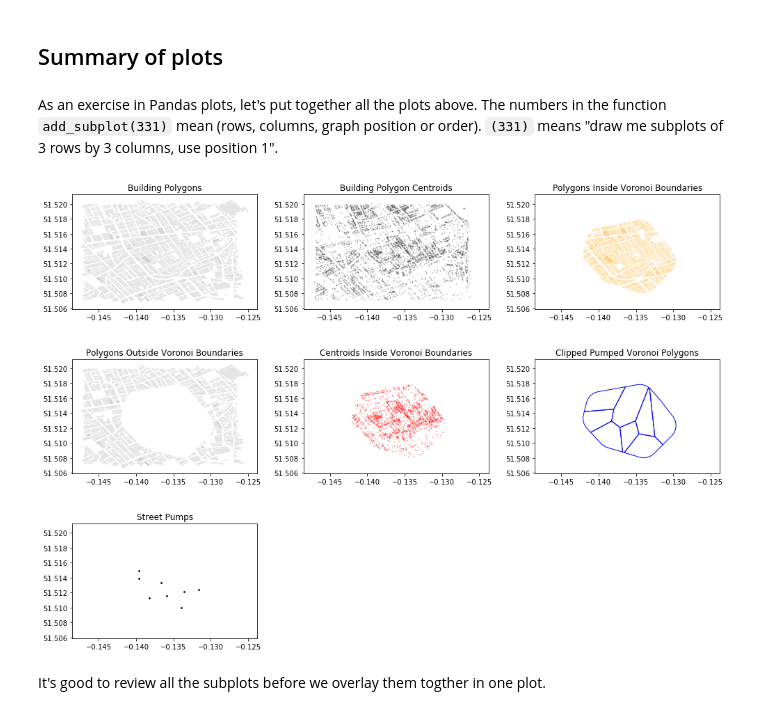
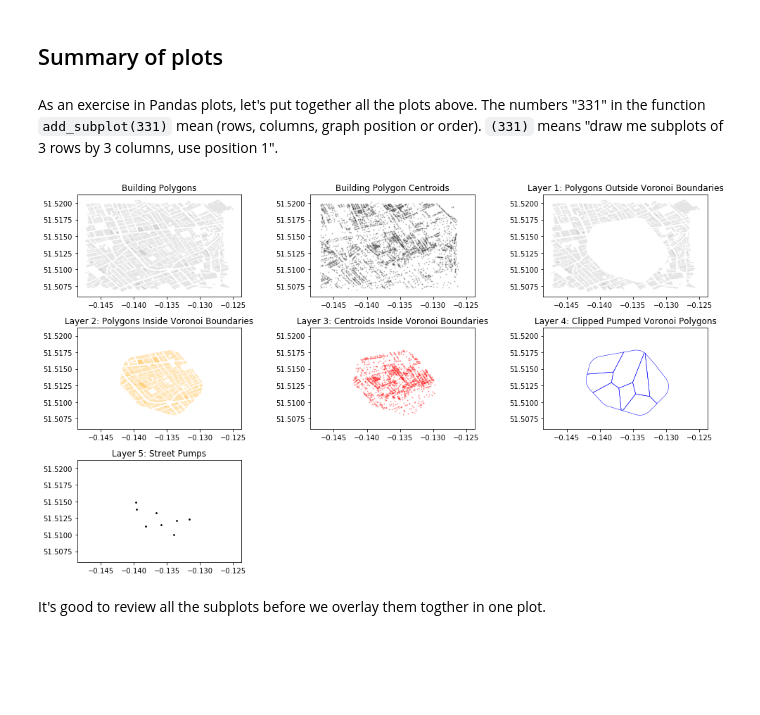
Before and after one commit to nravilla/1854-Cholera-Outbreak-London-Advanced-2, a Jupyter notebook: NB06-Buildings-in-Voronoi-Cells.ipynb, the cells around one changed output. Saved outputs shown, nothing was run; the diff lists cells and outputs as text; code cells hidden in the pictures; blank space fills up the shorter version.

```diff
--- a/NB06-Buildings-in-Voronoi-Cells.ipynb
+++ b/NB06-Buildings-in-Voronoi-Cells.ipynb
@@ -199,8 +210,0 @@ To measure area in m2, we have to use the cylindrical equal area projection (cea
-# %%
-clipped_voronoi_gdf['area_cea_m2'] = \
-    clipped_voronoi_gdf.to_crs({'proj':'cea'}).geometry.area
-
-# we will keep this column empty for now
-clipped_voronoi_gdf['buildings_per_m2'] = 0
-
-clipped_voronoi_gdf
@@ -224,44 +218,44 @@ pumps_gdf.plot(color='black')
 # %% [markdown]
 ## Summary of plots
 # %% [markdown]
-As an exercise in Pandas plots, let's put together all the plots above. The numbers in the function `add_subplot(331)` mean (rows, columns, graph position or order). `(331)` means "draw me subplots of 3 rows by 3 columns, use position 1".
+As an exercise in Pandas plots, let's put together all the plots above. The numbers "331" in the function `add_subplot(331)` mean (rows, columns, graph position or order). `(331)` means "draw me subplots of 3 rows by 3 columns, use position 1".
 # %%
-fig = plt.figure(figsize=(14,10))
+fig = plt.figure(figsize=(14,8))
 
 ax1 = fig.add_subplot(331)
 # make all the other subplots share x and y scales with ax1
 ax2 = fig.add_subplot(332, sharey=ax1, sharex=ax1)
 ax3 = fig.add_subplot(333, sharey=ax1, sharex=ax1)
 ax4 = fig.add_subplot(334, sharey=ax1, sharex=ax1)
 ax5 = fig.add_subplot(335, sharey=ax1, sharex=ax1)
 ax6 = fig.add_subplot(336, sharey=ax1, sharex=ax1)
 ax7 = fig.add_subplot(337, sharey=ax1, sharex=ax1)
 
 footprints_gdf['geometry'].plot(color='gray', alpha=0.2, ax=ax1)
 ax1.set_title('Building Polygons')
 
 footprints_centroid_gdf.geometry.plot(color='black', alpha=0.2, markersize=1, ax=ax2)
 ax2.set_title('Building Polygon Centroids')
 
-intersection.plot(color='orange', alpha=0.3, ax=ax3)
-ax3.set_title('Polygons Inside Voronoi Boundaries')
+difference1.plot(color='gray', alpha=0.2, ax=ax3)
+ax3.set_title('Layer 1: Polygons Outside Voronoi Boundaries')
 
-difference1.plot(color='gray', alpha=0.2, ax=ax4)
-ax4.set_title('Polygons Outside Voronoi Boundaries')
+intersection.plot(color='orange', alpha=0.3, ax=ax4)
+ax4.set_title('Layer 2: Polygons Inside Voronoi Boundaries')
 
 difference2['geometry'].plot(color='red', alpha=0.3, markersize=1, ax=ax5)
-ax5.set_title('Centroids Inside Voronoi Boundaries')
+ax5.set_title('Layer 3: Centroids Inside Voronoi Boundaries')
 
-clipped_voronoi_gdf.plot(facecolor="none", edgecolor='blue',linewidth=1, ax=ax6)
-ax6.set_title('Clipped Pumped Voronoi Polygons')
+clipped_voronoi_gdf.plot(facecolor="none", edgecolor='blue', linewidth=0.5, ax=ax6)
+ax6.set_title('Layer 4: Clipped Pumped Voronoi Polygons')
 
 pumps_gdf.plot(color='black', ax=ax7, markersize=3)
-ax7.set_title('Street Pumps')
+ax7.set_title('Layer 5: Street Pumps')
 
 plt.tight_layout()
 plt.show()
 # %% [output]
-[figure, old version]
+[figure, new version]
 # %% [markdown]
 It's good to review all the subplots before we overlay them togther in one plot.
 # %% [markdown]
```
Also changed, not shown: parts of 28 cells of this notebook, 1 other file.
